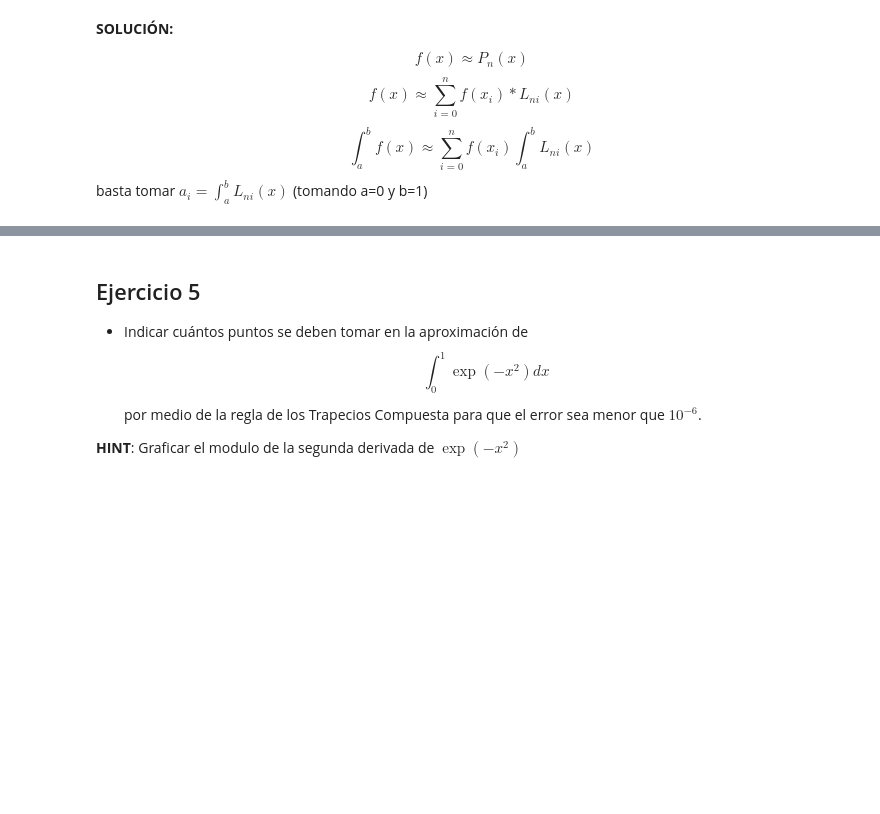
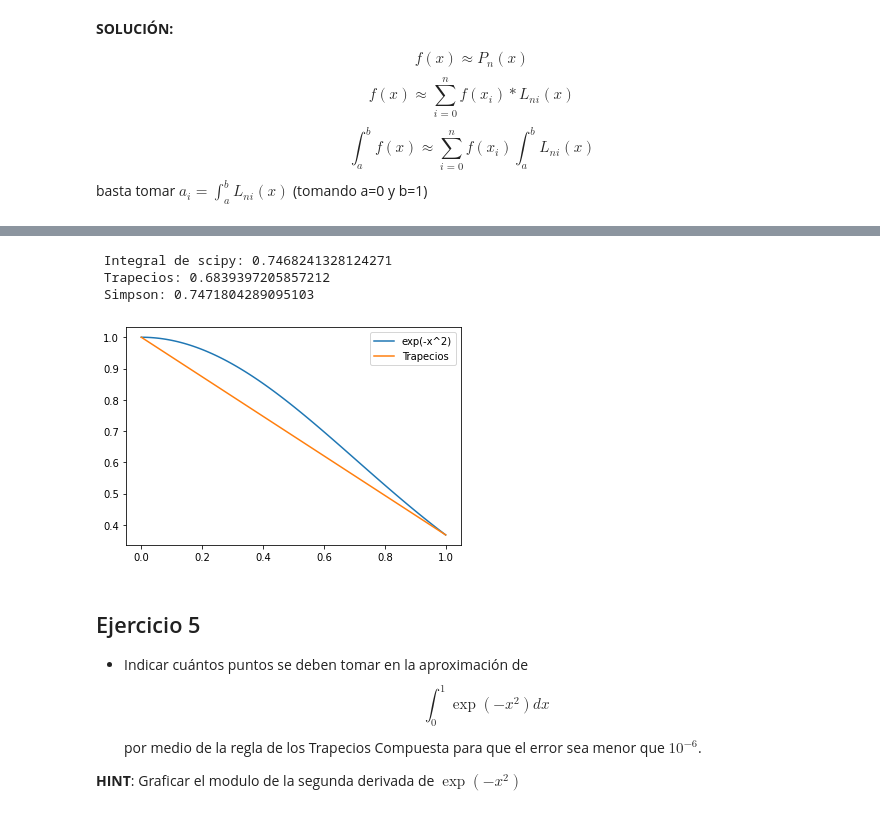
Before and after one commit to fzanollo/metodos-num, a Jupyter notebook: talleres/taller3.ipynb, the cells around one changed output, grey strips where cells are left out. Saved outputs shown, nothing was run; the diff lists cells and outputs as text; code cells hidden in the pictures; blank space fills up the shorter version.

```diff
--- a/talleres/taller3.ipynb
+++ b/talleres/taller3.ipynb
@@ -217,11 +246,32 @@ basta tomar $a_i = \int_a^bL_{ni}(x)$ (tomando a=0 y b=1)
 # %%
+import math
 def f(x):
 
-    return
+    return math.exp(-x**2)
 
 # Pueden comparar contra esta función de scipy
+
 true_integral = quad(f, 0, 1)[0]
-integral =
+
+integral = trap (f, 0,1)
+
+simp = simpson(f,0,1)
+
+print( f" Integral de scipy: {true_integral} \n Trapecios: {integral} \n Simpson: {simp} ")
+# %% [output]
+ Integral de scipy: 0.7468241328124271
+ Trapecios: 0.6839397205857212
+ Simpson: 0.7471804289095103
+# %%
+ejex = np.linspace(0,1,100)
+y = [ f(a) for a in ejex]
+import seaborn as sns
+sns.lineplot(x = ejex , y = y, label = "exp(-x^2)")
+trapY = [ x*(f(1) - f(0)) + f(0) for x in ejex]
+sns.lineplot(x = ejex , y = trapY, label = "Trapecios")
+plt.show()
+# %% [output]
+[figure, added]
 # %% [markdown]
 ## Ejercicio 5
 
```
Also changed, not shown: parts of 16 cells of this notebook.
